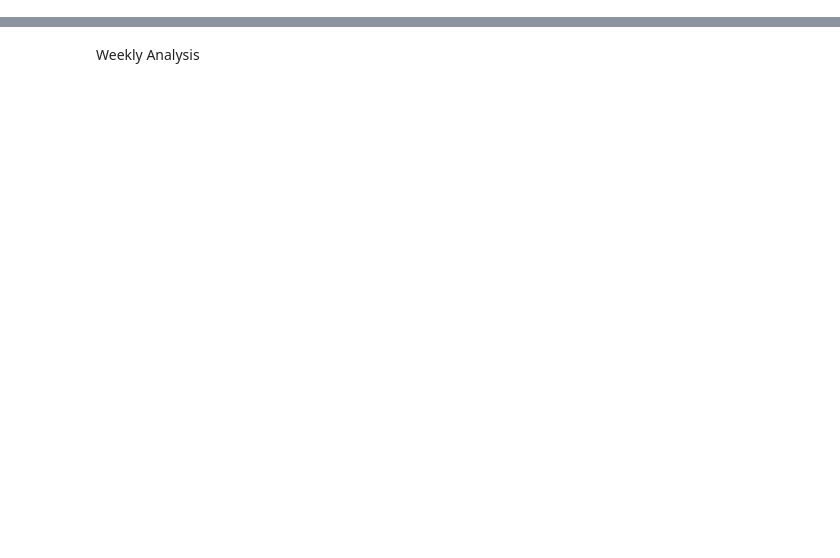
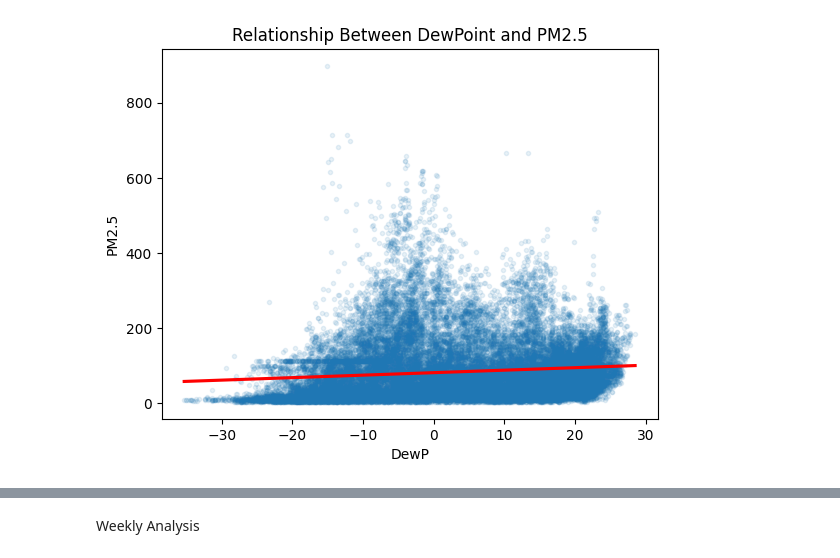
Before and after one commit to kavin-cmd/Air-Quality-forecasting, a Jupyter notebook: prediction_regression.ipynb, the cells around one changed output, grey strips where cells are left out. Drawn from its saved outputs; the diff is of its cells as text; code cells hidden in the pictures; blank space fills up the shorter version.

```diff
--- a/prediction_regression.ipynb
+++ b/prediction_regression.ipynb
@@ -247,0 +262,6 @@ for compound in compounds:
+# %%
+sns.regplot(x='DewP', y='PM2.5', data=data, marker=".", scatter_kws={'alpha':0.1}, line_kws={'color':"red"})
+plt.title('Relationship Between DewPoint and PM2.5')
+plt.show()
+# %% [output]
+[figure, added]
```
Also changed, not shown: parts of 62 cells of this notebook, 20 other files.
